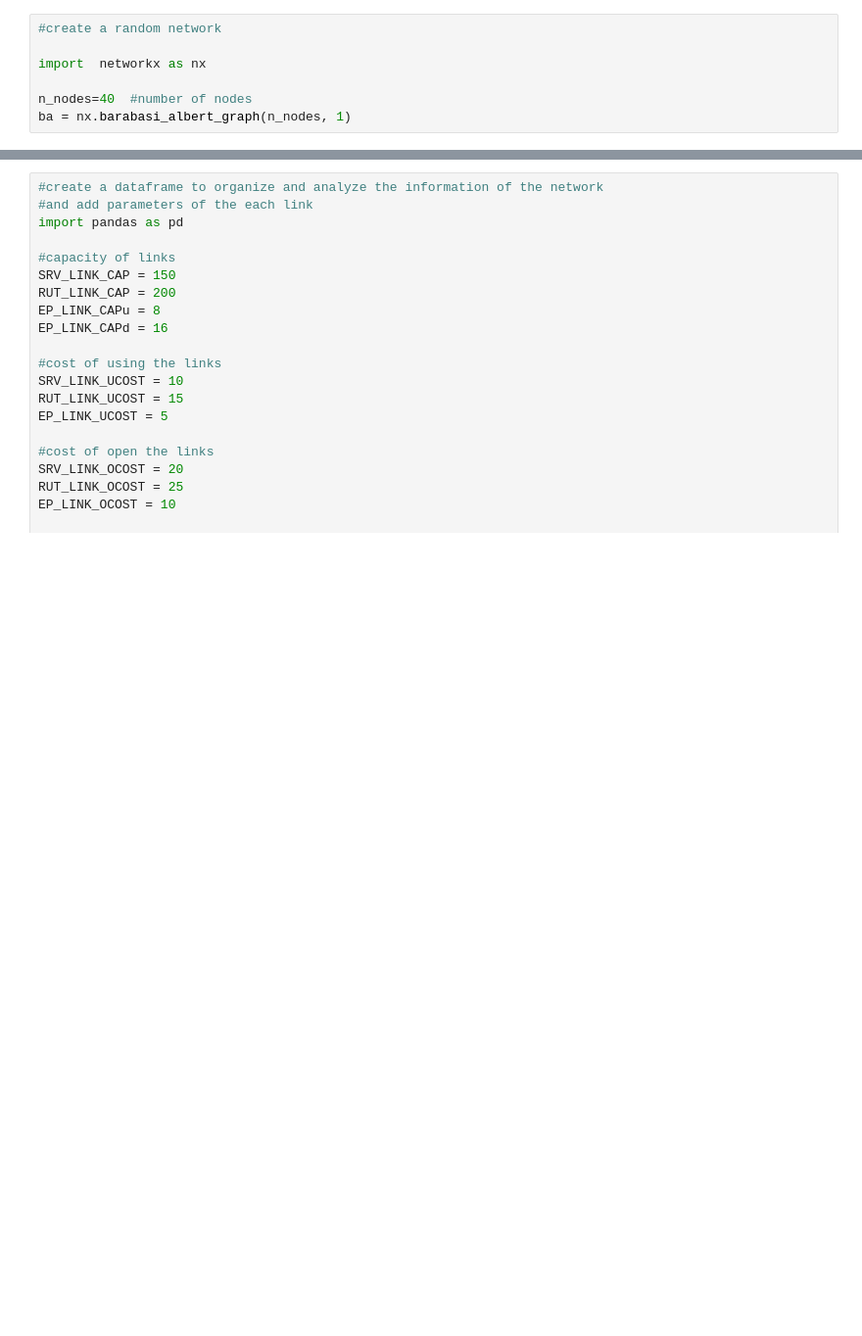
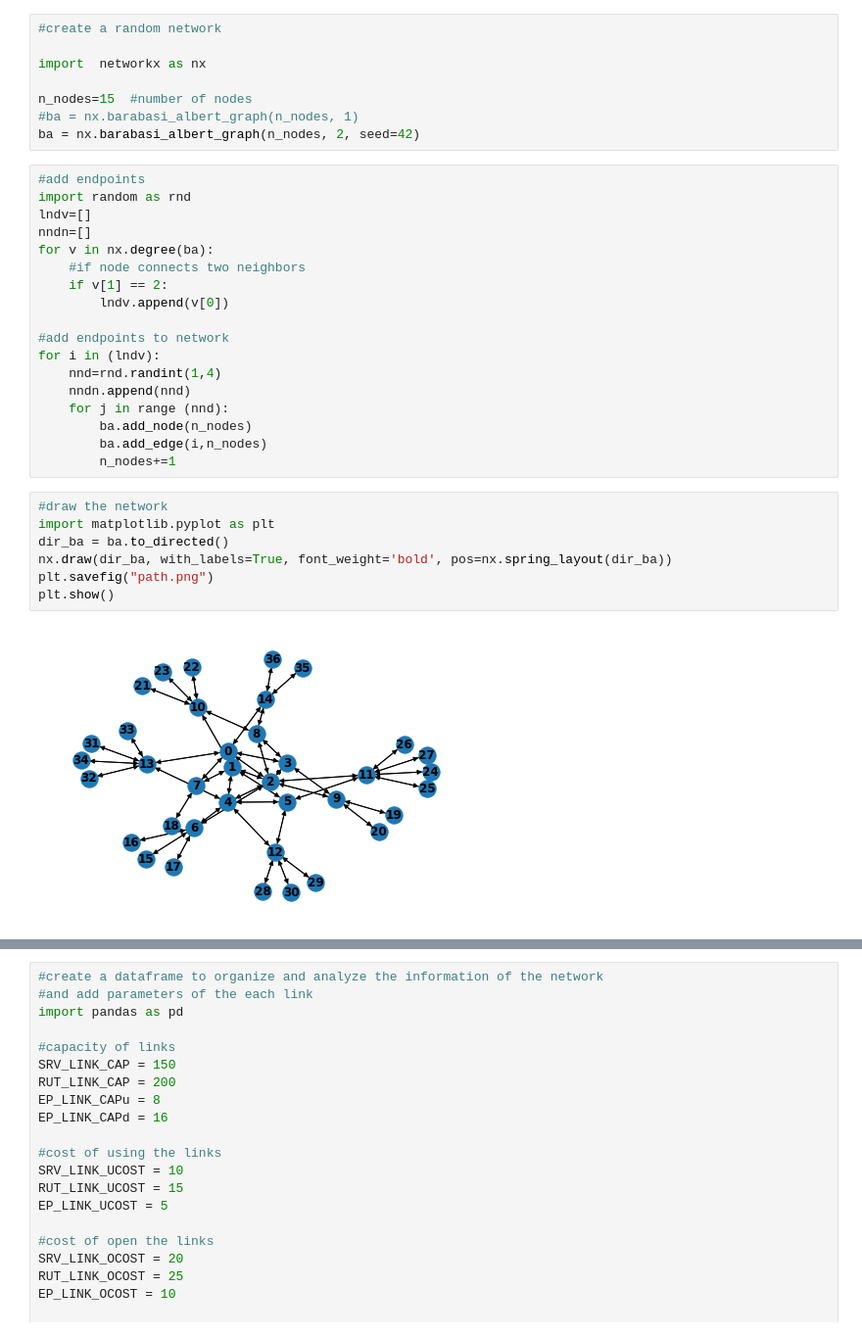
Before and after one commit to ingertb/Dual-Homing-Optimization, a Jupyter notebook: Dn_projekt.ipynb, the cells around one changed output, grey strips where cells are left out. Shown at 98% size. Saved outputs shown, nothing was run; the diff lists cells and outputs as text; blank space fills up the shorter version.

```diff
--- a/Dn_projekt.ipynb
+++ b/Dn_projekt.ipynb
@@ -3,5 +3,33 @@
 
 import  networkx as nx
 
-n_nodes=40  #number of nodes
-ba = nx.barabasi_albert_graph(n_nodes, 1)
+n_nodes=15  #number of nodes
+#ba = nx.barabasi_albert_graph(n_nodes, 1)
+ba = nx.barabasi_albert_graph(n_nodes, 2, seed=42)
+# %%
+#add endpoints
+import random as rnd
+lndv=[]
+nndn=[]
+for v in nx.degree(ba):
+    #if node connects two neighbors
+    if v[1] == 2:
+        lndv.append(v[0])
+
+#add endpoints to network
+for i in (lndv):
+    nnd=rnd.randint(1,4)
+    nndn.append(nnd)
+    for j in range (nnd):
+        ba.add_node(n_nodes)
+        ba.add_edge(i,n_nodes)
+        n_nodes+=1
+# %%
+#draw the network
+import matplotlib.pyplot as plt
+dir_ba = ba.to_directed()
+nx.draw(dir_ba, with_labels=True, font_weight='bold', pos=nx.spring_layout(dir_ba))
+plt.savefig("path.png")
+plt.show()
+# %% [output]
+[figure, added]
```
Also changed, not shown: parts of 18 cells of this notebook, 2 other files.
